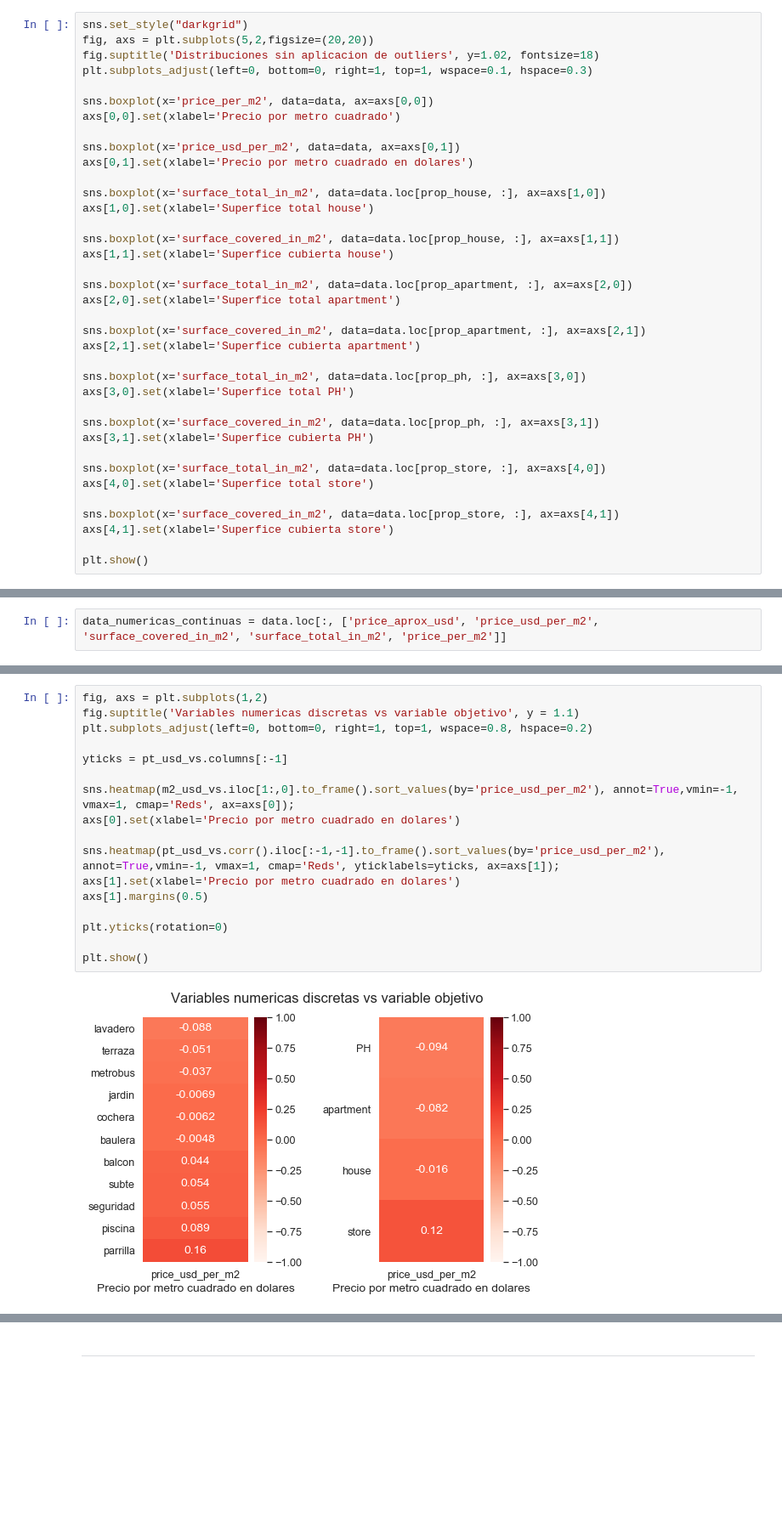
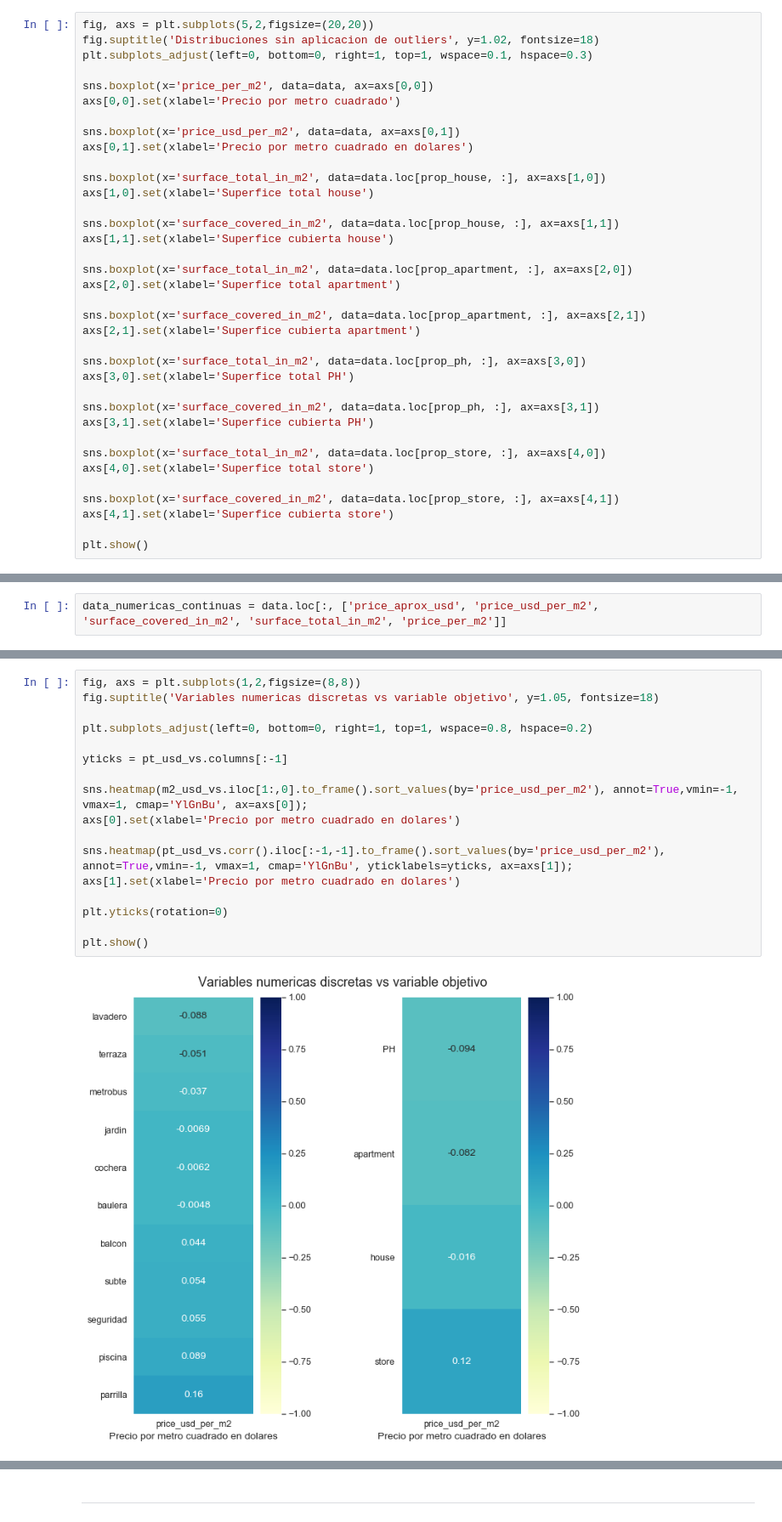
Before and after one commit to mauriciomem/DH_DS_desafio_2_properati, a Jupyter notebook: final.ipynb, the cells around one changed output, grey strips where cells are left out. Shown at 85% size. Cells and saved outputs as stored; diff of their text form; blank space fills up the shorter version.

```diff
--- a/final.ipynb
+++ b/final.ipynb
@@ -291,5 +293,4 @@ prop_house = data.property_type == 'house'
 # %%
-sns.set_style("darkgrid")
 fig, axs = plt.subplots(5,2,figsize=(20,20))
 fig.suptitle('Distribuciones sin aplicacion de outliers', y=1.02, fontsize=18)
 plt.subplots_adjust(left=0, bottom=0, right=1, top=1, wspace=0.1, hspace=0.3)
@@ -612,19 +590,19 @@ Name: price_usd_per_m2, dtype: float64
 # %%
-fig, axs = plt.subplots(1,2)
-fig.suptitle('Variables numericas discretas vs variable objetivo', y = 1.1)
+fig, axs = plt.subplots(1,2,figsize=(8,8))
+fig.suptitle('Variables numericas discretas vs variable objetivo', y=1.05, fontsize=18)
+
 plt.subplots_adjust(left=0, bottom=0, right=1, top=1, wspace=0.8, hspace=0.2)
 
 yticks = pt_usd_vs.columns[:-1]
 
-sns.heatmap(m2_usd_vs.iloc[1:,0].to_frame().sort_values(by='price_usd_per_m2'), annot=True,vmin=-1, vmax=1, cmap='Reds', ax=axs[0]);
+sns.heatmap(m2_usd_vs.iloc[1:,0].to_frame().sort_values(by='price_usd_per_m2'), annot=True,vmin=-1, vmax=1, cmap='YlGnBu', ax=axs[0]);
 axs[0].set(xlabel='Precio por metro cuadrado en dolares')
 
-sns.heatmap(pt_usd_vs.corr().iloc[:-1,-1].to_frame().sort_values(by='price_usd_per_m2'), annot=True,vmin=-1, vmax=1, cmap='Reds', yticklabels=yticks, ax=axs[1]);
+sns.heatmap(pt_usd_vs.corr().iloc[:-1,-1].to_frame().sort_values(by='price_usd_per_m2'), annot=True,vmin=-1, vmax=1, cmap='YlGnBu', yticklabels=yticks, ax=axs[1]);
 axs[1].set(xlabel='Precio por metro cuadrado en dolares')
-axs[1].margins(0.5)
 
 plt.yticks(rotation=0)
 
 plt.show()
 # %% [output]
-[figure, old version]
+[figure, new version]
```
Also changed, not shown: parts of 118 cells of this notebook, 1 other file.
